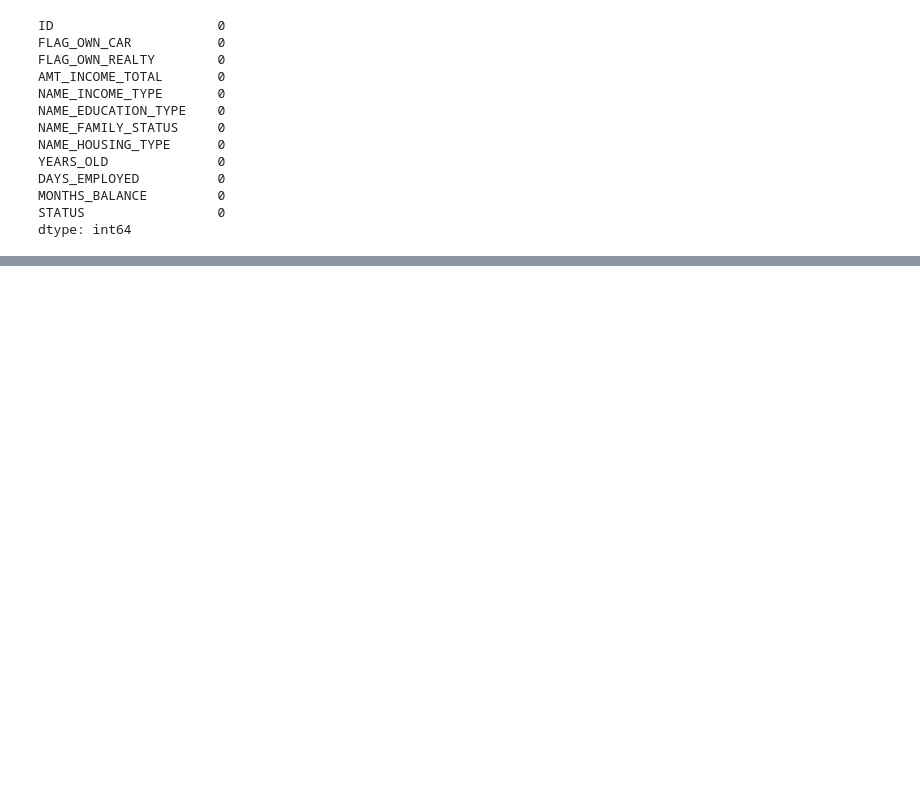
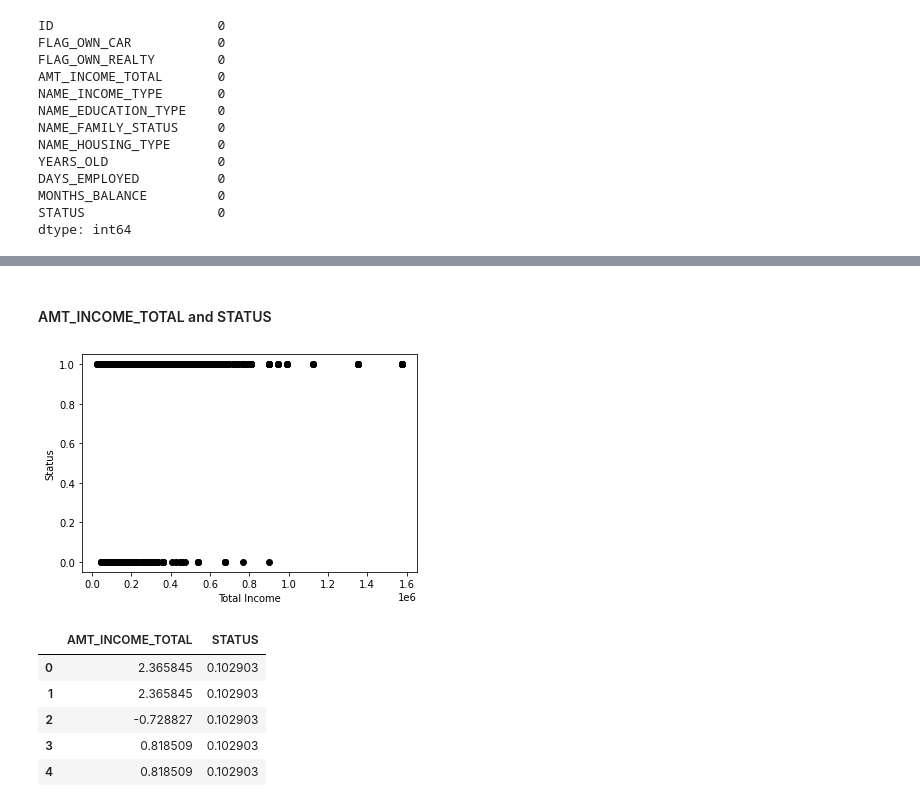
Before and after one commit to shlokshah7/ECS-171-project, a Jupyter notebook: Unsupervised Learning.ipynb, the cells around one changed output, grey strips where cells are left out. Saved outputs shown, nothing was run; the diff lists cells and outputs as text; code cells hidden in the pictures; blank space fills up the shorter version.

```diff
--- a/Unsupervised Learning.ipynb
+++ b/Unsupervised Learning.ipynb
@@ -125,3 +125,8 @@ comprehensive.head(100)
 | 98 | 5008811 | N | Y | 270000.0 | Commercial associate | Secondary / secondary special | ... |
 | 99 | 5008811 | N | Y | 270000.0 | Commercial associate | Secondary / secondary special | ... |
 100 rows × 12 columns
+# %%
+#Adjust "DAYS_EMPLOYED" and "MONTHS BALANCE"
+comprehensive["DAYS_EMPLOYED"] = comprehensive["DAYS_EMPLOYED"].div(-1)
+comprehensive["MONTHS_BALANCE"] = comprehensive["MONTHS_BALANCE"].div(-1)
+comprehensive.head(100)
@@ -148,0 +175,13 @@ comprehensive.to_csv('mergedApplicationCreditRecords.csv')
+# %%
+#Replace "STATUS" column values with 1 (low risk/likely to approve), 0 (high risk/unlikely to approve)
+
+replace_dict = {"C" : 1,
+               "X": 1,
+               "0": 1,
+               "1": 0,
+               "2": 0,
+               "3": 0,
+               "4": 0,
+               "5": 0}
+
+comprehensive.replace({"STATUS": replace_dict}, inplace=True)
@@ -148,0 +217,3 @@ comprehensive.to_csv('mergedApplicationCreditRecords.csv')
+# %%
+#Now filter for only unique IDs to avoid confusion
+comprehensive = comprehensive.drop_duplicates("ID")
@@ -148,0 +230,28 @@ comprehensive.to_csv('mergedApplicationCreditRecords.csv')
+# %% [markdown]
+#### AMT_INCOME_TOTAL and STATUS
+# %%
+import random as rd
+import matplotlib.pyplot as plt
+from sklearn.preprocessing import StandardScaler, MinMaxScaler
+# AMT_INCOME_TOTAL and STATUS -> My initial guess would be little to no real value of information gained from AMT_INCOME_TOTAL
+comprehensive = comprehensive.drop_duplicates("ID")
+#Load and plot data to visually understand what data looks like
+df1 = comprehensive[["AMT_INCOME_TOTAL", "STATUS"]].copy()
+plt.scatter(df1["AMT_INCOME_TOTAL"], df1["STATUS"], c = "black")
+plt.xlabel("Total Income")
+plt.ylabel("Status")
+plt.show()
+
+#Scale the data for K-Means and output resulting scaled values
+scaler = StandardScaler()
+scaledDF1 = scaler.fit_transform(df1)
+scaledDF1 = pd.DataFrame(scaledDF1, columns = df1.columns)
+scaledDF1.head()
+# %% [output]
+[figure, added]
+|  | AMT_INCOME_TOTAL | STATUS |
+| 0 | 2.365845 | 0.102903 |
+| 1 | 2.365845 | 0.102903 |
+| 2 | -0.728827 | 0.102903 |
+| 3 | 0.818509 | 0.102903 |
+| 4 | 0.818509 | 0.102903 |
```
Also changed, not shown: parts of 60 cells of this notebook.
